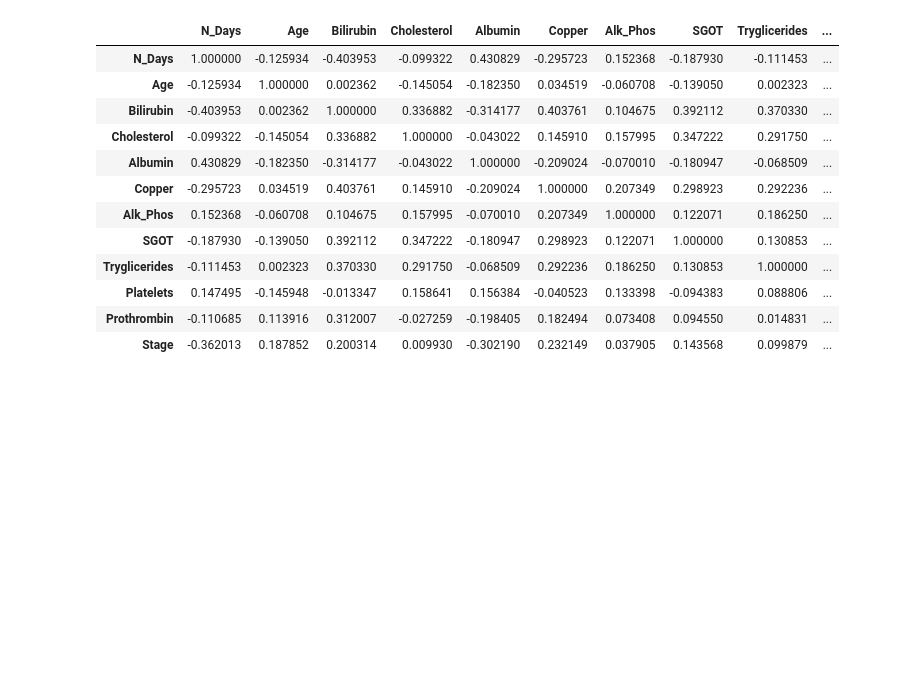
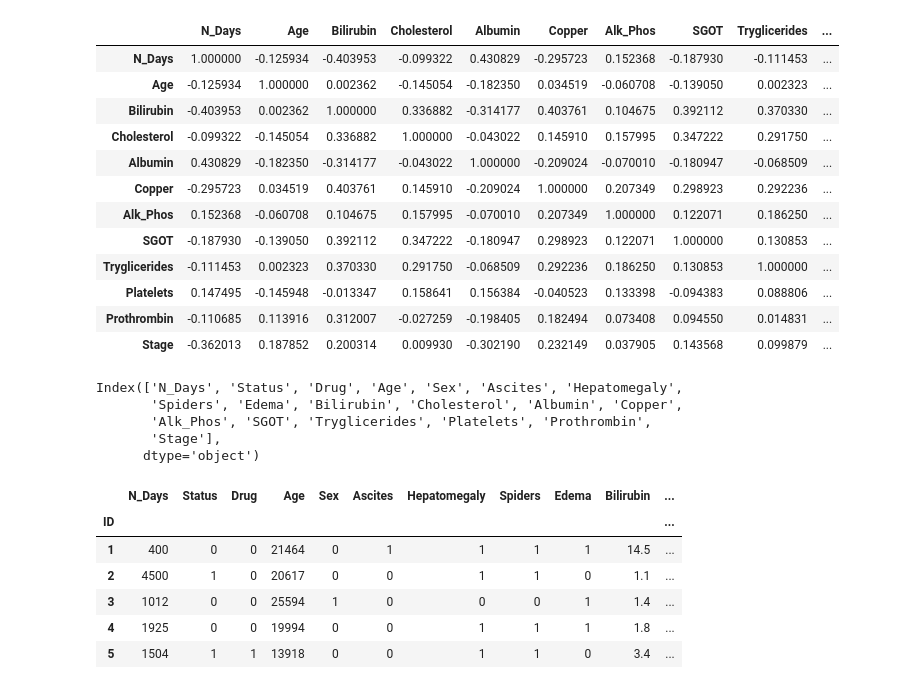
Before and after one commit to sanalpillai/Auto-ML, a Jupyter notebook: AutoML.ipynb, the cells around one changed output. Drawn from its saved outputs; the diff is of its cells as text; code cells hidden in the pictures; blank space fills up the shorter version.

```diff
--- a/AutoML.ipynb
+++ b/AutoML.ipynb
@@ -129,3 +125,30 @@ data.corr()
 | Platelets | 0.147495 | -0.145948 | -0.013347 | 0.158641 | 0.156384 | -0.040523 | 0.133398 | -0.094383 | 0.088806 | ... |
 | Prothrombin | -0.110685 | 0.113916 | 0.312007 | -0.027259 | -0.198405 | 0.182494 | 0.073408 | 0.094550 | 0.014831 | ... |
 | Stage | -0.362013 | 0.187852 | 0.200314 | 0.009930 | -0.302190 | 0.232149 | 0.037905 | 0.143568 | 0.099879 | ... |
+# %%
+print(data.columns)
+# %% [output]
+Index(['N_Days', 'Status', 'Drug', 'Age', 'Sex', 'Ascites', 'Hepatomegaly',
+       'Spiders', 'Edema', 'Bilirubin', 'Cholesterol', 'Albumin', 'Copper',
+       'Alk_Phos', 'SGOT', 'Tryglicerides', 'Platelets', 'Prothrombin',
+       'Stage'],
+      dtype='object')
+# %%
+#Making categories to 0 & 1
+data["Status"] = data["Status"].map({"D": 0, "C": 1})
+data["Drug"] = data["Drug"].map({"D-penicillamine": 0, "Placebo": 1})
+data["Sex"] = data["Sex"].map({"F": 0, "M": 1})
+data["Ascites"] = data["Ascites"].map({"N": 0, "Y": 1})
+data["Hepatomegaly"] = data["Hepatomegaly"].map({"N": 0, "Y": 1})
+data["Spiders"] = data["Spiders"].map({"N": 0, "Y": 1})
+data["Edema"] = data["Edema"].map({"N": 0, "Y": 1})
+# Viewing data
+data.head()
+# %% [output]
+|  | N_Days | Status | Drug | Age | Sex | Ascites | Hepatomegaly | Spiders | Edema | Bilirubin | ... |
+| ID |  |  |  |  |  |  |  |  |  |  | ... |
+| 1 | 400 | 0 | 0 | 21464 | 0 | 1 | 1 | 1 | 1 | 14.5 | ... |
+| 2 | 4500 | 1 | 0 | 20617 | 0 | 0 | 1 | 1 | 0 | 1.1 | ... |
+| 3 | 1012 | 0 | 0 | 25594 | 1 | 0 | 0 | 0 | 1 | 1.4 | ... |
+| 4 | 1925 | 0 | 0 | 19994 | 0 | 0 | 1 | 1 | 1 | 1.8 | ... |
+| 5 | 1504 | 1 | 1 | 13918 | 0 | 0 | 1 | 1 | 0 | 3.4 | ... |
```
Also changed, not shown: parts of 11 cells of this notebook.
